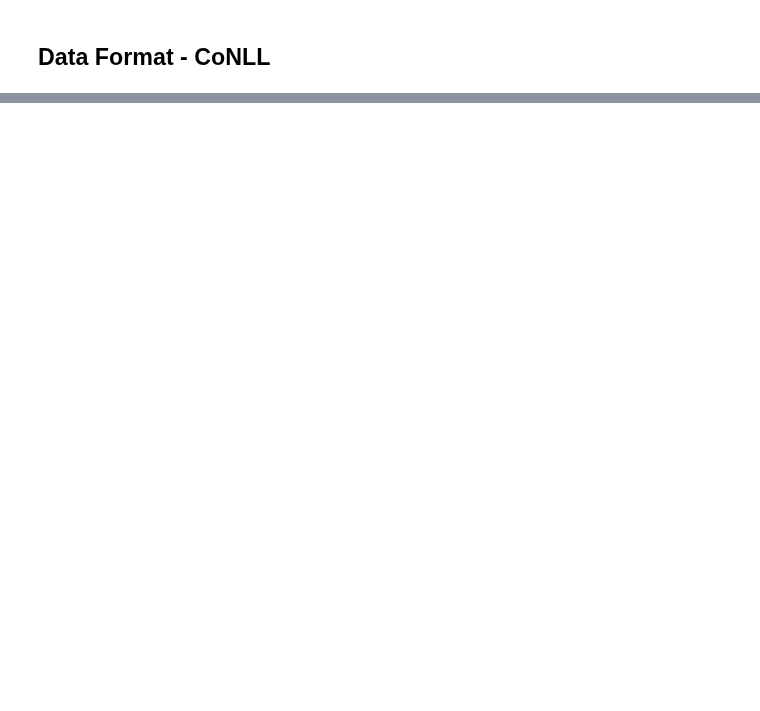
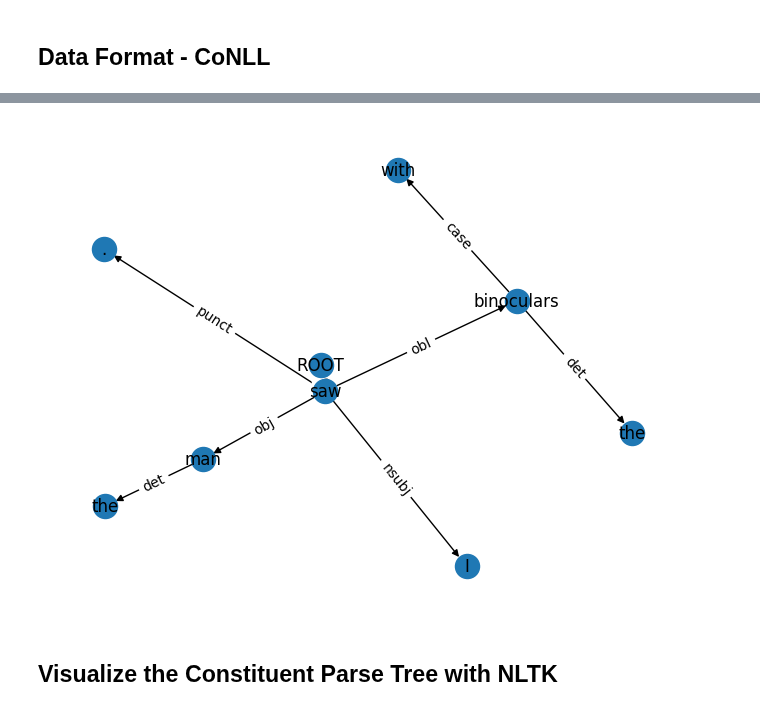
Before and after one commit to dcavar/python-tutorial-notebooks, a Jupyter notebook: notebooks/Stanza_tutorial.ipynb, the cells around one changed output, grey strips where cells are left out. Saved outputs shown, nothing was run; the diff lists cells and outputs as text; code cells hidden in the pictures; blank space fills up the shorter version.

```diff
--- a/notebooks/Stanza_tutorial.ipynb
+++ b/notebooks/Stanza_tutorial.ipynb
@@ -225,0 +234,2 @@ CoNLL.write_doc2conll(doc, "output.conllu")
+# %%
+nlp = stanza.Pipeline(lang='en', processors='tokenize,pos,lemma,depparse,constituency', use_gpu=True)
@@ -225,0 +256,2 @@ CoNLL.write_doc2conll(doc, "output.conllu")
+# %%
+doc = nlp("I saw the man with the binoculars.")
@@ -225,0 +261,24 @@ CoNLL.write_doc2conll(doc, "output.conllu")
+# %%
+G = nx.DiGraph()
+# %%
+for sentence in doc.sentences:
+    # Add nodes for each word
+    for word in sentence.words:
+        G.add_node(word.id, label=word.text)
+
+    # Add edges based on dependency relations
+    for word in sentence.words:
+        if word.head > 0:  # Not the root
+            G.add_edge(word.head, word.id, label=word.deprel)
+        else: # Handle the root node (e.g., connect to a virtual root or identify it as such)
+            G.add_node(0, label="ROOT") # Add a virtual root node
+            G.add_edge(0, word.id, label="root")
+# %%
+pos = nx.spring_layout(G)
+nx.draw(G, pos, with_labels=True, labels=nx.get_node_attributes(G, 'label'))
+nx.draw_networkx_edge_labels(G, pos, edge_labels=nx.get_edge_attributes(G, 'label'))
+plt.show()
+# %% [output]
+[figure, added]
+# %% [markdown]
+## Visualize the Constituent Parse Tree with NLTK
```
Also changed, not shown: parts of 17 cells of this notebook, 12 other files.
